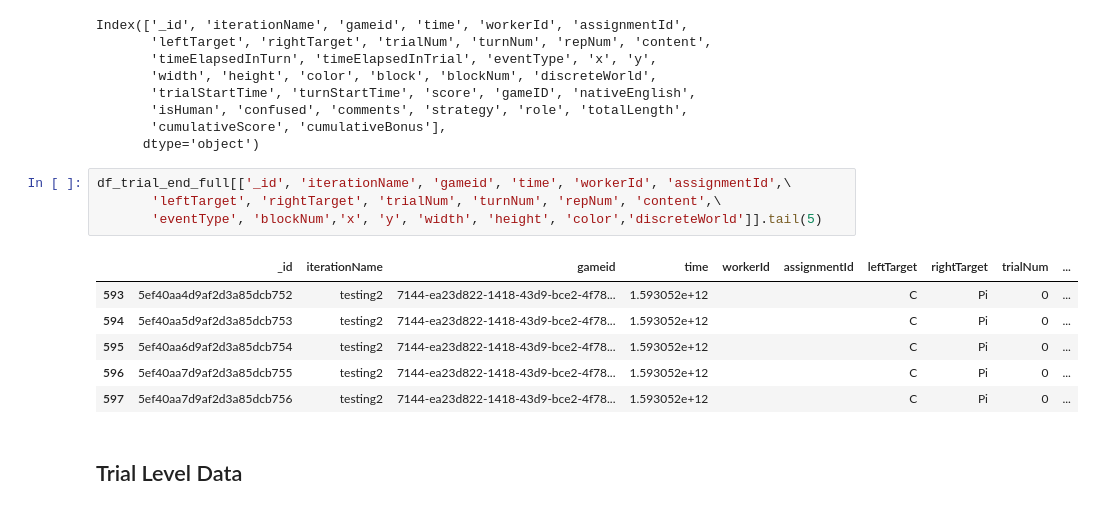
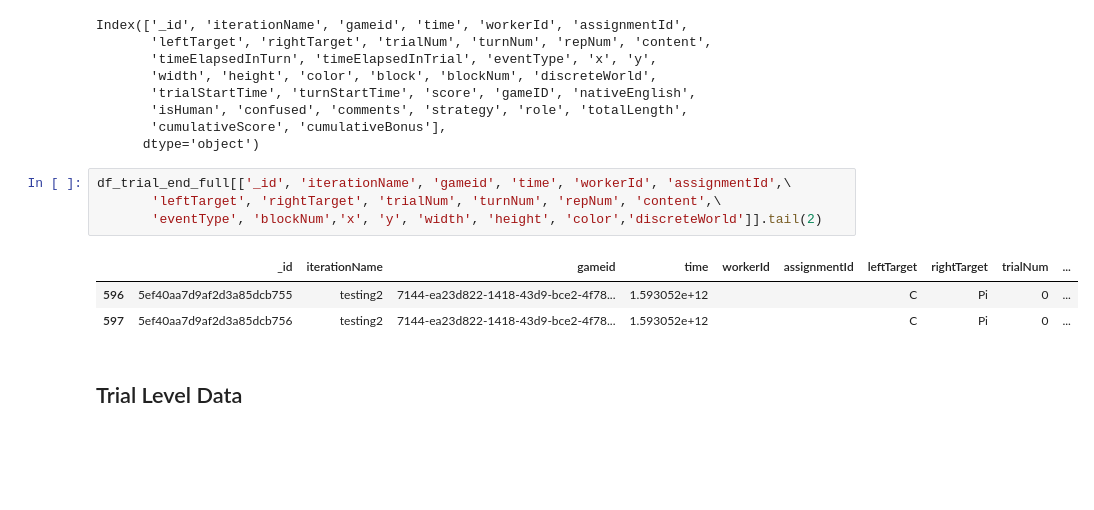
Before and after one commit to cogtoolslab/compositional-abstractions, a Jupyter notebook: analysis/compabs_analysis.ipynb, the cells around one changed output. Drawn from its saved outputs; the diff is of its cells as text; blank space fills up the shorter version.

```diff
--- a/analysis/compabs_analysis.ipynb
+++ b/analysis/compabs_analysis.ipynb
@@ -193,12 +193,9 @@ Index(['_id', 'iterationName', 'gameid', 'time', 'workerId', 'assignmentId',
 # %%
 df_trial_end_full[['_id', 'iterationName', 'gameid', 'time', 'workerId', 'assignmentId',\
        'leftTarget', 'rightTarget', 'trialNum', 'turnNum', 'repNum', 'content',\
-       'eventType', 'blockNum','x', 'y', 'width', 'height', 'color','discreteWorld']].tail(5)
+       'eventType', 'blockNum','x', 'y', 'width', 'height', 'color','discreteWorld']].tail(2)
 # %% [output]
 |  | _id | iterationName | gameid | time | workerId | assignmentId | leftTarget | rightTarget | trialNum | ... |
-| 593 | 5ef40aa4d9af2d3a85dcb752 | testing2 | 7144-ea23d822-1418-43d9-bce2-4f78... | 1.593052e+12 |  |  | C | Pi | 0 | ... |
-| 594 | 5ef40aa5d9af2d3a85dcb753 | testing2 | 7144-ea23d822-1418-43d9-bce2-4f78... | 1.593052e+12 |  |  | C | Pi | 0 | ... |
-| 595 | 5ef40aa6d9af2d3a85dcb754 | testing2 | 7144-ea23d822-1418-43d9-bce2-4f78... | 1.593052e+12 |  |  | C | Pi | 0 | ... |
 | 596 | 5ef40aa7d9af2d3a85dcb755 | testing2 | 7144-ea23d822-1418-43d9-bce2-4f78... | 1.593052e+12 |  |  | C | Pi | 0 | ... |
 | 597 | 5ef40aa7d9af2d3a85dcb756 | testing2 | 7144-ea23d822-1418-43d9-bce2-4f78... | 1.593052e+12 |  |  | C | Pi | 0 | ... |
 # %% [markdown]
```
Also changed, not shown: parts of 5 cells of this notebook.
